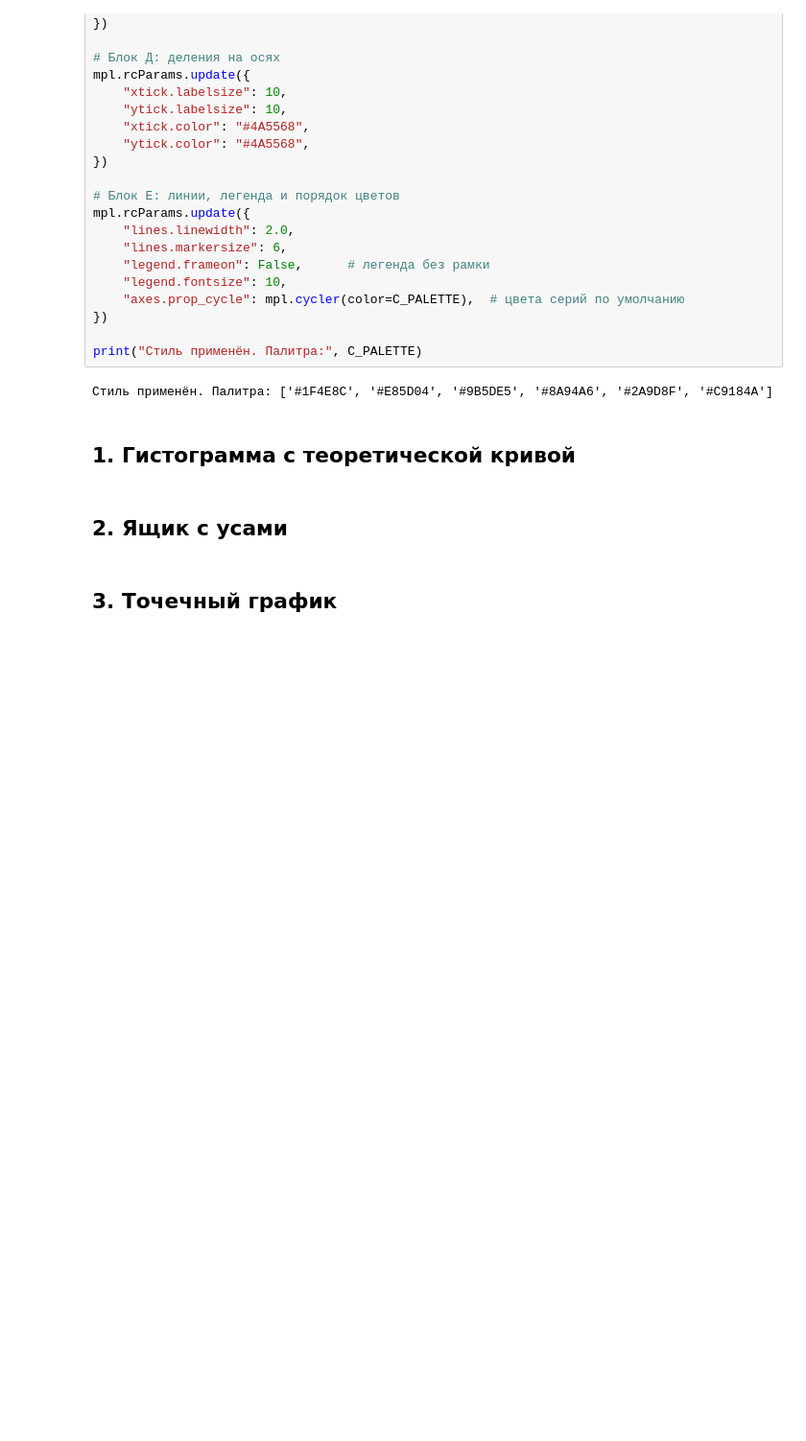
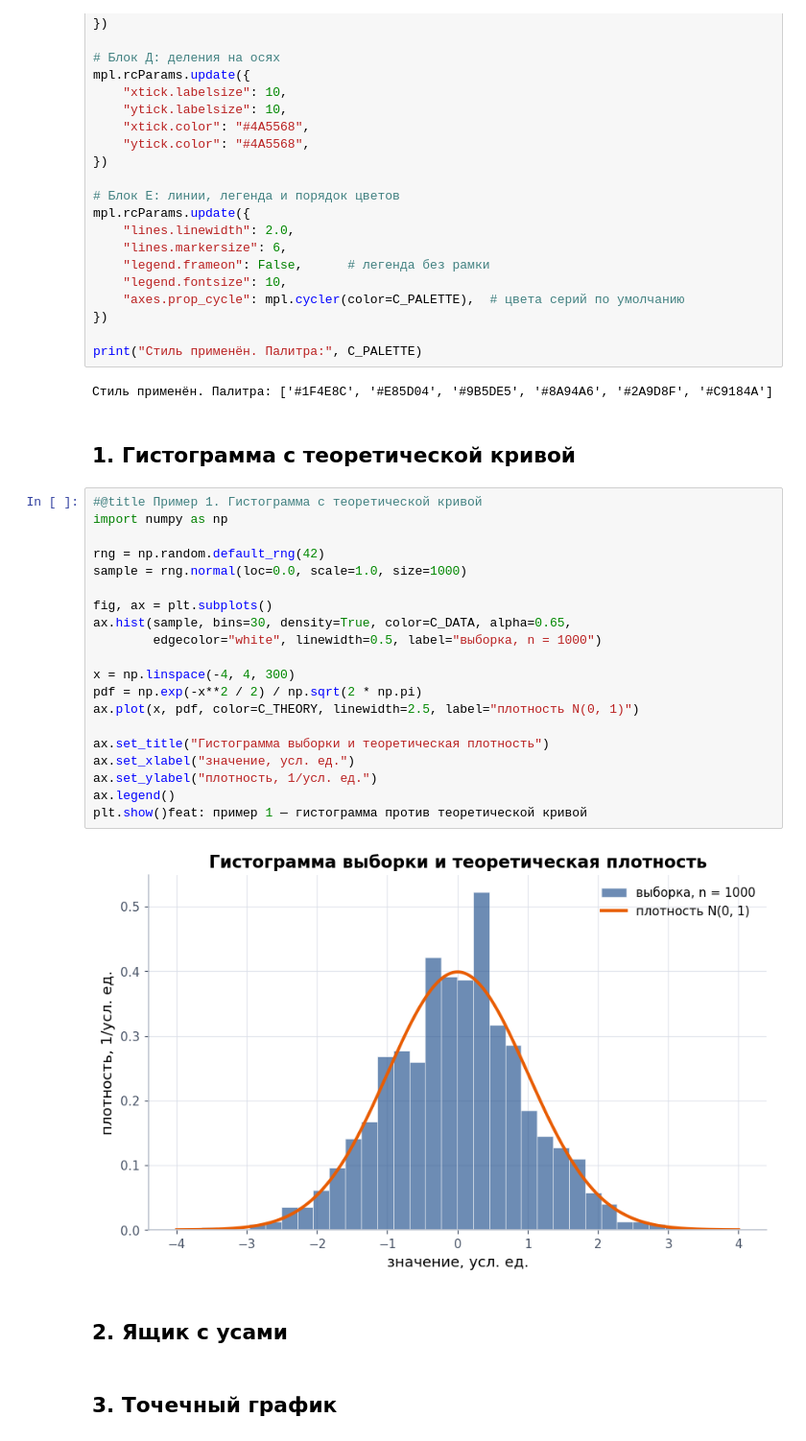
Before and after one commit to kotok9/app-stat-lab01, a Jupyter notebook: lab01_style.ipynb, the cells around one changed output. Shown at 96% size. Drawn from its saved outputs; the diff is of its cells as text; blank space fills up the shorter version.

Commit message:
Пример 1: гистограмма с теоретической кривой

```diff
--- a/lab01_style.ipynb
+++ b/lab01_style.ipynb
@@ -71,6 +71,28 @@ print("Стиль применён. Палитра:", C_PALETTE)
 Стиль применён. Палитра: ['#1F4E8C', '#E85D04', '#9B5DE5', '#8A94A6', '#2A9D8F', '#C9184A']
 # %% [markdown]
 ## 1. Гистограмма с теоретической кривой
+# %%
+#@title Пример 1. Гистограмма с теоретической кривой
+import numpy as np
+
+rng = np.random.default_rng(42)
+sample = rng.normal(loc=0.0, scale=1.0, size=1000)
+
+fig, ax = plt.subplots()
+ax.hist(sample, bins=30, density=True, color=C_DATA, alpha=0.65,
+        edgecolor="white", linewidth=0.5, label="выборка, n = 1000")
+
+x = np.linspace(-4, 4, 300)
+pdf = np.exp(-x**2 / 2) / np.sqrt(2 * np.pi)
+ax.plot(x, pdf, color=C_THEORY, linewidth=2.5, label="плотность N(0, 1)")
+
+ax.set_title("Гистограмма выборки и теоретическая плотность")
+ax.set_xlabel("значение, усл. ед.")
+ax.set_ylabel("плотность, 1/усл. ед.")
+ax.legend()
+plt.show()feat: пример 1 — гистограмма против теоретической кривой
+# %% [output]
+[figure, added]
 # %% [markdown]
 ## 2. Ящик с усами
 # %% [markdown]
```
